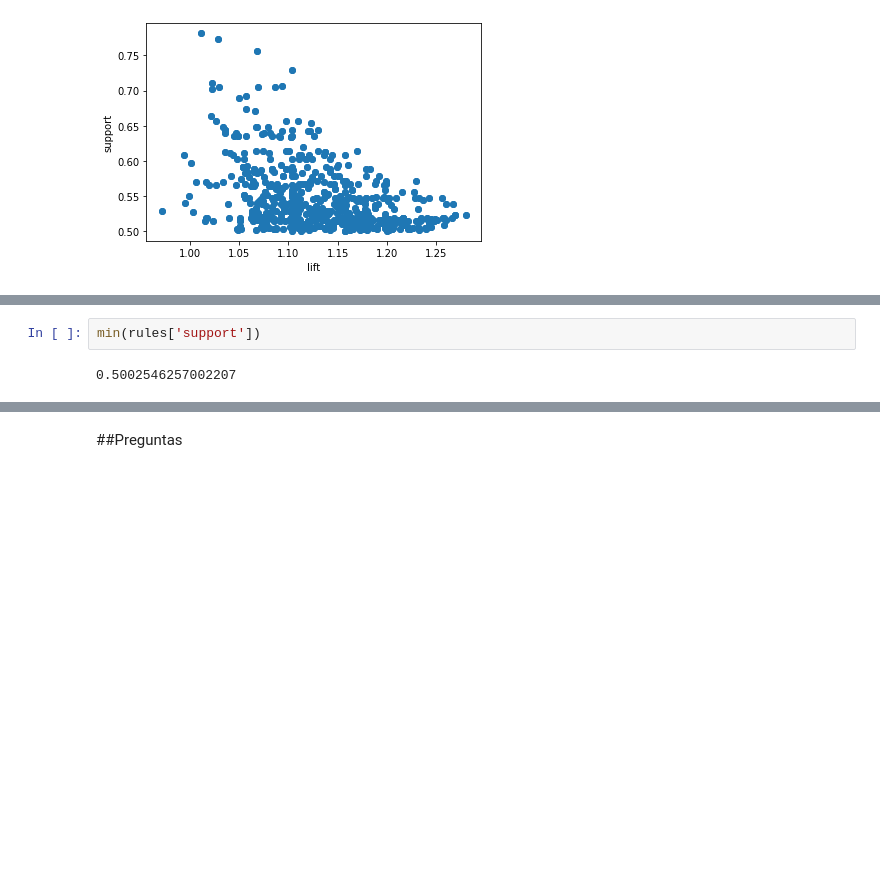
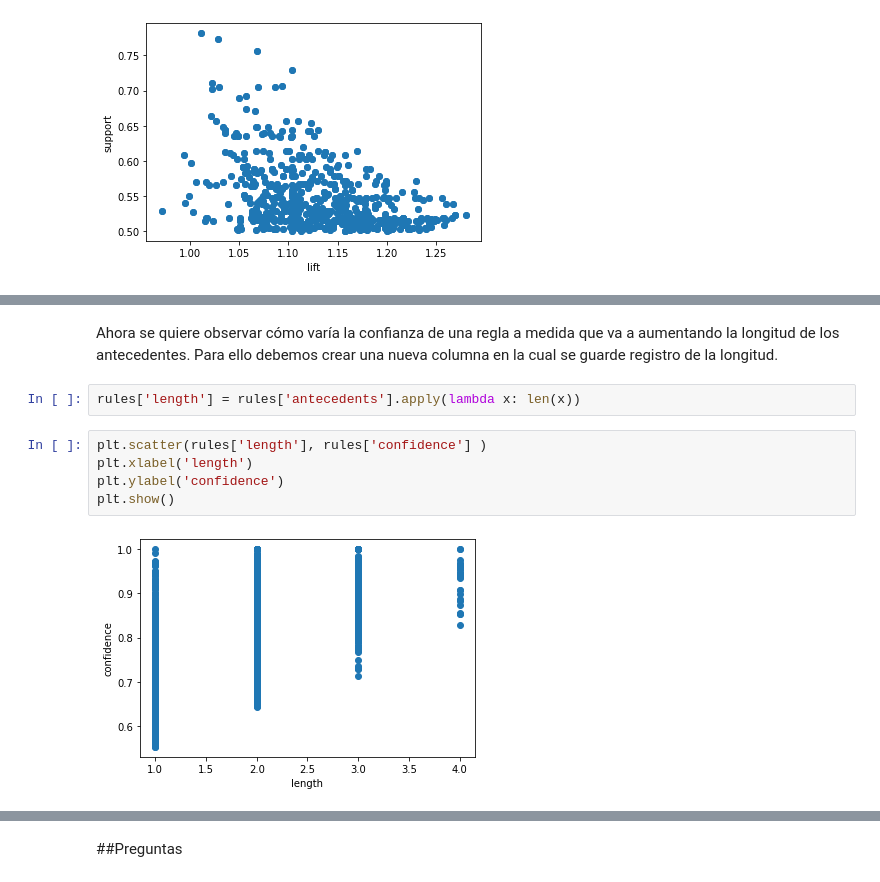
Before and after one commit to patriciamediavilla/L2, a Jupyter notebook: L2P1.ipynb, the cells around one changed output, grey strips where cells are left out. Cells and saved outputs as stored; diff of their text form; blank space fills up the shorter version.

```diff
--- a/L2P1.ipynb
+++ b/L2P1.ipynb
@@ -621,4 +635,11 @@ plt.show()
+# %% [markdown]
+Ahora se quiere observar cómo varía la confianza de una regla a medida que va a aumentando la longitud de los antecedentes. Para ello debemos crear una nueva columna en la cual se guarde registro de la longitud.
+# %%
+rules['length'] = rules['antecedents'].apply(lambda x: len(x))
 # %%
-min(rules['support'])
+plt.scatter(rules['length'], rules['confidence'] )
+plt.xlabel('length')
+plt.ylabel('confidence')
+plt.show()
 # %% [output]
-0.5002546257002207
+[figure, added]
```
Also changed, not shown: parts of 32 cells of this notebook.
